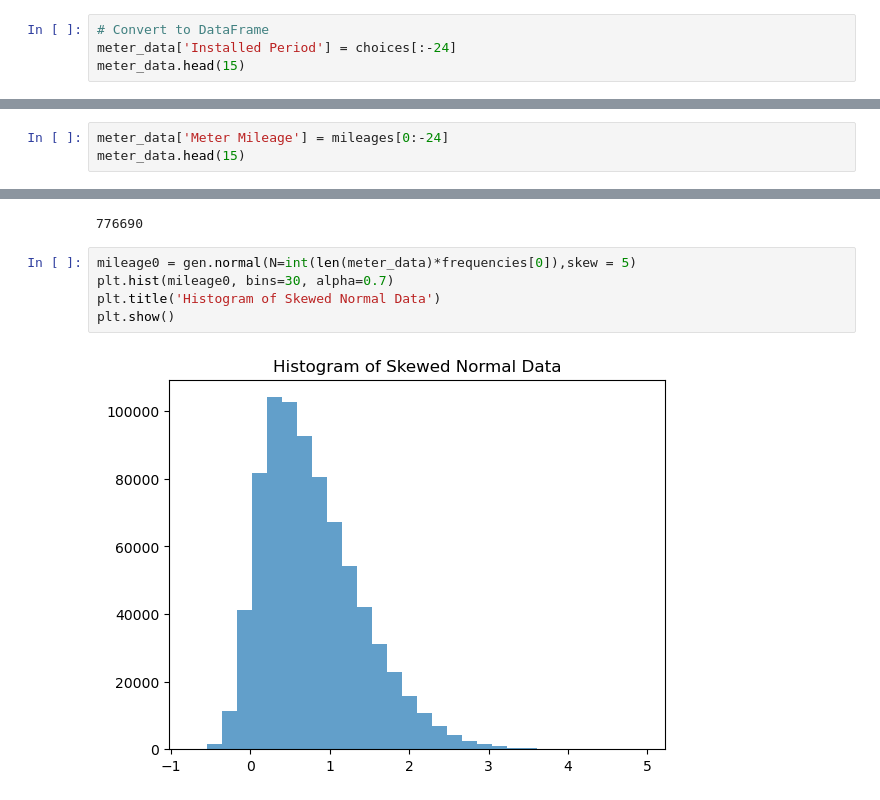
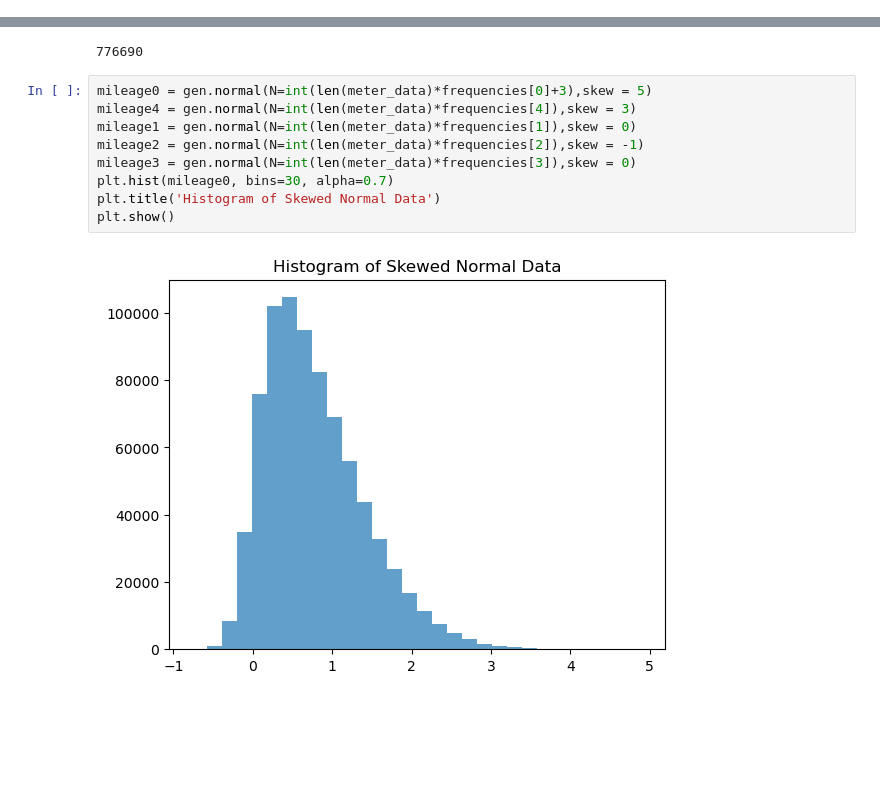
Before and after one commit to zhixe/intelligent-meter-test, a Jupyter notebook: ML/EDA.ipynb, the cells around one changed output, grey strips where cells are left out. Saved outputs shown, nothing was run; the diff lists cells and outputs as text; blank space fills up the shorter version.

Commit message:
Done Generated Working Meter

```diff
--- a/ML/EDA.ipynb
+++ b/ML/EDA.ipynb
@@ -6732,4 +6727,0 @@ np.random.shuffle(choices)
-# %%
-# Convert to DataFrame
-meter_data['Installed Period'] = choices[:-24]
-meter_data.head(15)
@@ -6756,3 +6727,0 @@ np.random.shuffle(mileages)
-# %%
-meter_data['Meter Mileage'] = mileages[0:-24]
-meter_data.head(15)
@@ -6817,9 +6733,13 @@ int(len(meter_data)*frequencies[0])
 # %% [output]
 776690
 # %%
-mileage0 = gen.normal(N=int(len(meter_data)*frequencies[0]),skew = 5)
+mileage0 = gen.normal(N=int(len(meter_data)*frequencies[0]+3),skew = 5)
+mileage4 = gen.normal(N=int(len(meter_data)*frequencies[4]),skew = 3)
+mileage1 = gen.normal(N=int(len(meter_data)*frequencies[1]),skew = 0)
+mileage2 = gen.normal(N=int(len(meter_data)*frequencies[2]),skew = -1)
+mileage3 = gen.normal(N=int(len(meter_data)*frequencies[3]),skew = 0)
 plt.hist(mileage0, bins=30, alpha=0.7)
 plt.title('Histogram of Skewed Normal Data')
 plt.show()
 # %% [output]
-[figure, old version]
+[figure, new version]
```
Also changed, not shown: parts of 32 cells of this notebook.
